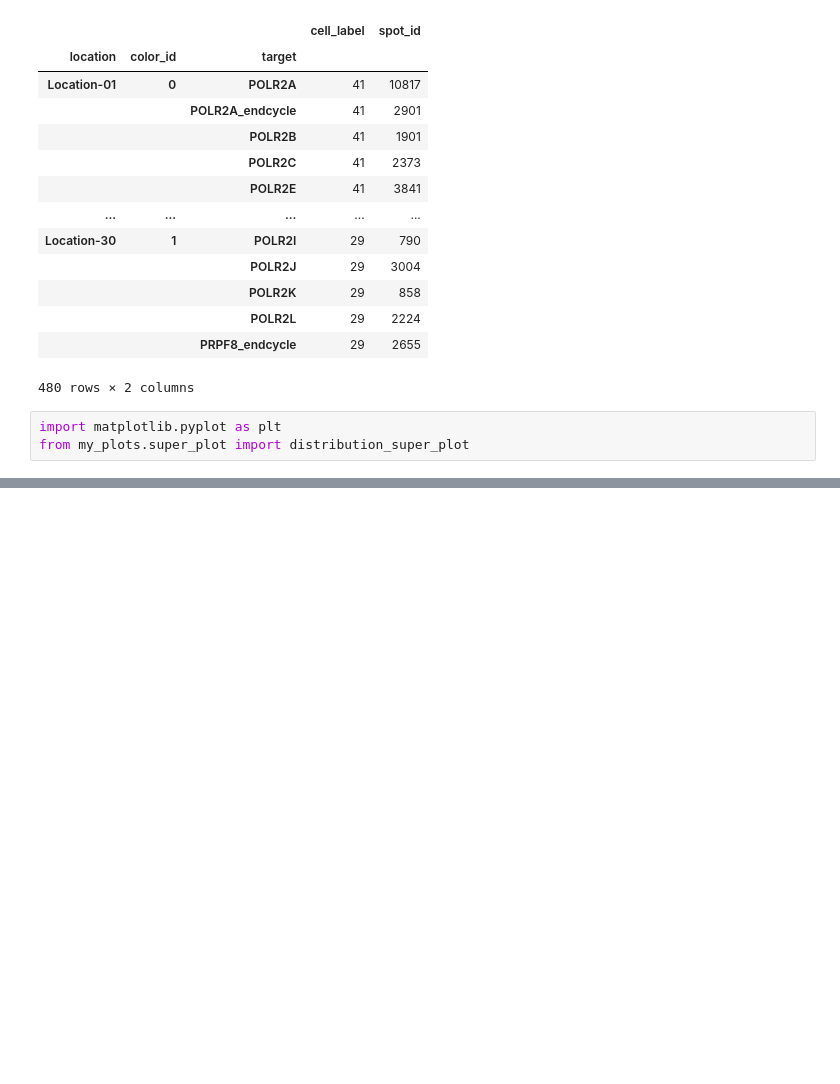
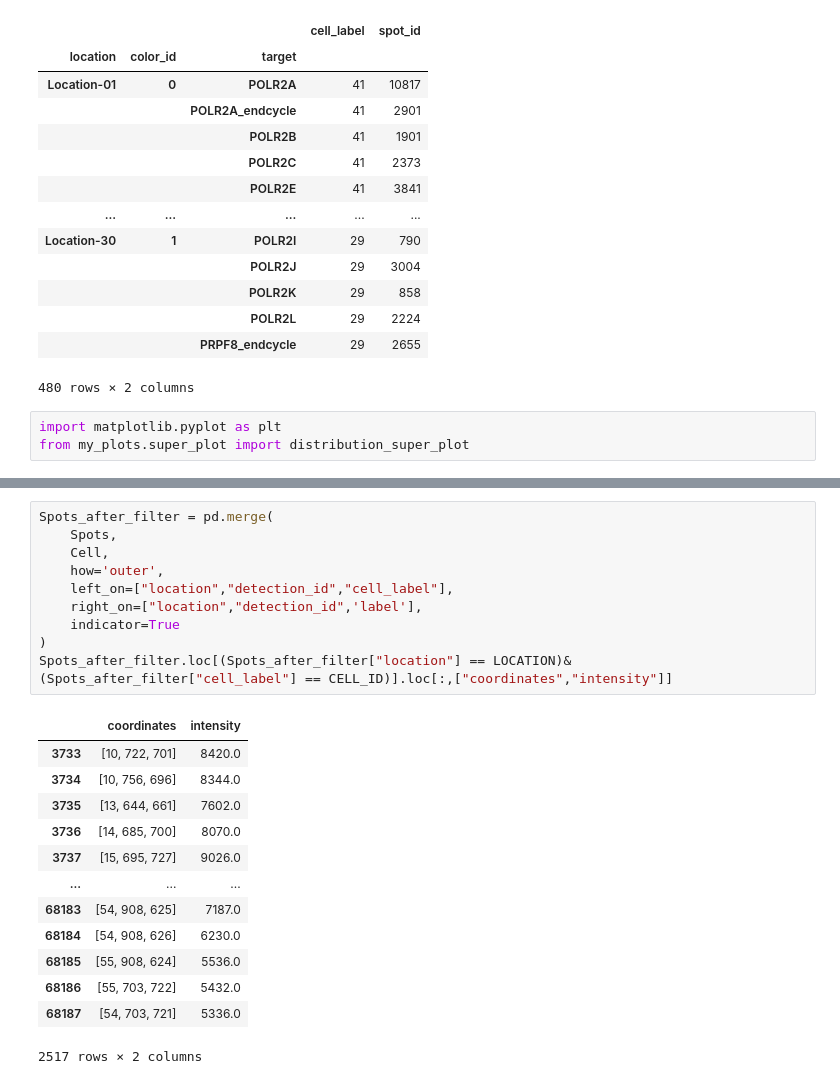
Before and after one commit to SlimaniF/Sequential_Fish, a Jupyter notebook: src/Sequential_Fish/analysis/Data_visualisation.ipynb, the cells around one changed output, grey strips where cells are left out. Saved outputs shown, nothing was run; the diff lists cells and outputs as text; blank space fills up the shorter version.

```diff
--- a/src/Sequential_Fish/analysis/Data_visualisation.ipynb
+++ b/src/Sequential_Fish/analysis/Data_visualisation.ipynb
@@ -108,0 +163,24 @@ ValueError: Length of colors and distributions must match.
+# %%
+Spots_after_filter = pd.merge(
+    Spots,
+    Cell,
+    how='outer',
+    left_on=["location","detection_id","cell_label"],
+    right_on=["location","detection_id",'label'],
+    indicator=True
+)
+Spots_after_filter.loc[(Spots_after_filter["location"] == LOCATION)&(Spots_after_filter["cell_label"] == CELL_ID)].loc[:,["coordinates","intensity"]]
+# %% [output]
+|  | coordinates | intensity |
+| 3733 | [10, 722, 701] | 8420.0 |
+| 3734 | [10, 756, 696] | 8344.0 |
+| 3735 | [13, 644, 661] | 7602.0 |
+| 3736 | [14, 685, 700] | 8070.0 |
+| 3737 | [15, 695, 727] | 9026.0 |
+| ... | ... | ... |
+| 68183 | [54, 908, 625] | 7187.0 |
+| 68184 | [54, 908, 626] | 6230.0 |
+| 68185 | [55, 908, 624] | 5536.0 |
+| 68186 | [55, 703, 722] | 5432.0 |
+| 68187 | [54, 703, 721] | 5336.0 |
+2517 rows × 2 columns
```
Also changed, not shown: parts of 7 cells of this notebook, 2 other files.
